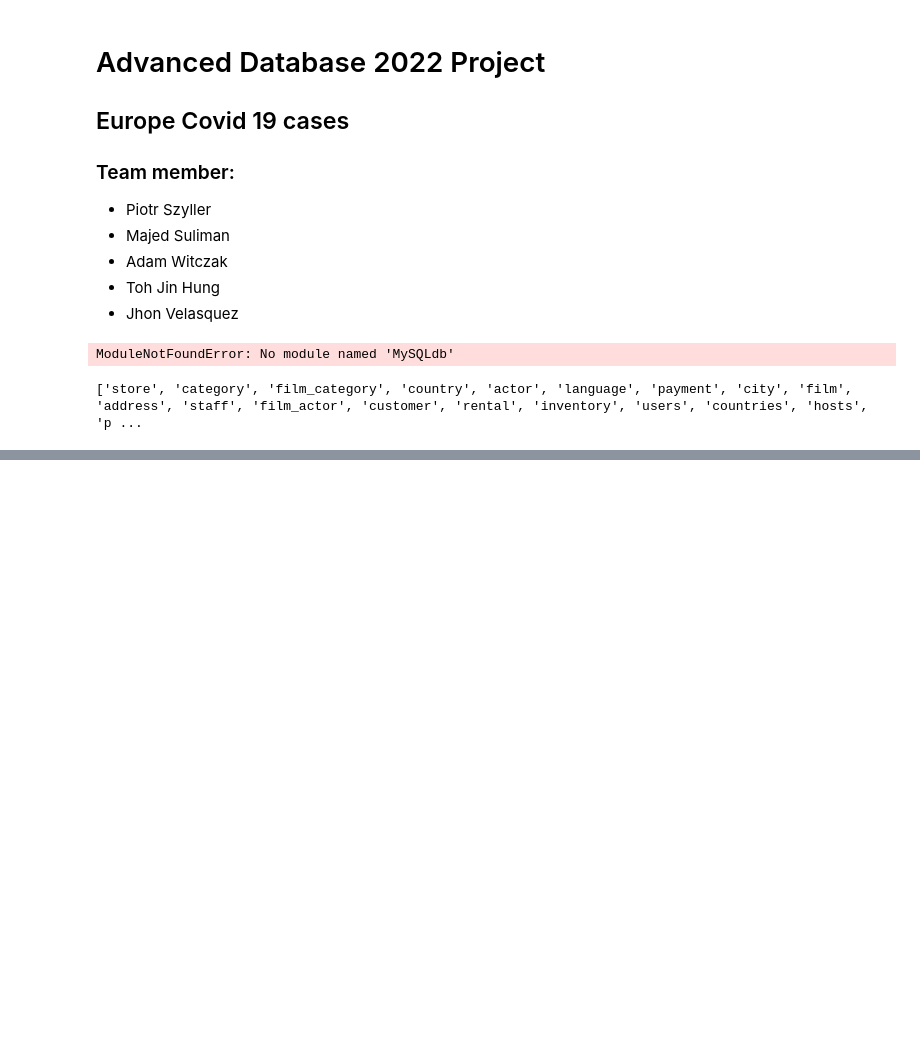
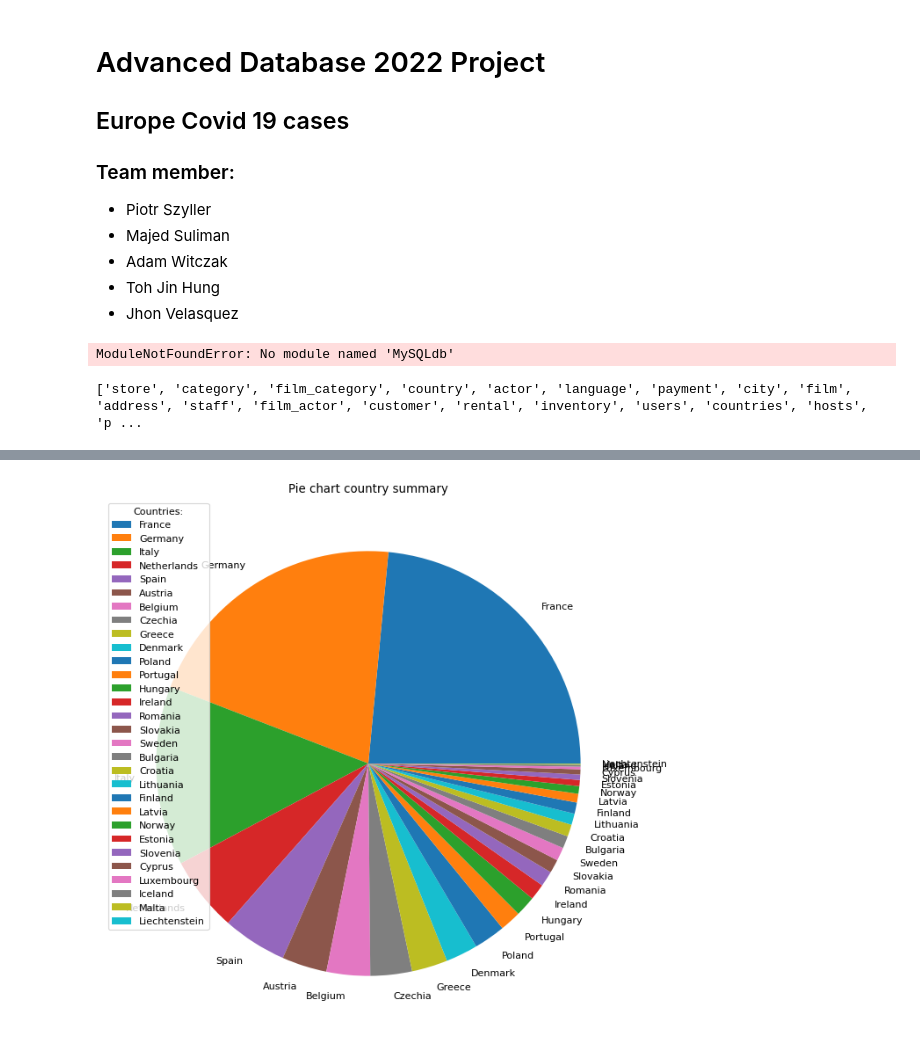
Before and after one commit to DashToh/Advanced_Database_Project, a Jupyter notebook: Code.ipynb, the cells around one changed output, grey strips where cells are left out. Cells and saved outputs as stored; diff of their text form; code cells hidden in the pictures; blank space fills up the shorter version.

```diff
--- a/Code.ipynb
+++ b/Code.ipynb
@@ -81,3 +70,25 @@ ORDER BY date
 
 result = db.execute(stmt).fetchall()
 result
+# %%
+country_summary_query = '''
+SELECT countries, SUM(cases) as total_case, SUM(deaths) as total_death
+FROM cov19
+GROUP BY countries
+ORDER BY total_case DESC, total_death
+'''
+
+country_summary_result = db.execute(country_summary_query).fetchall()
+country_summary_result = pd.DataFrame(country_summary_result)
+# %%
+countries = country_summary_result['countries']
+countries = np.array(countries)
+case = country_summary_result['total_case']
+
+figure(figsize=(10, 10), dpi=80)
+plt.pie(case, labels = countries)
+plt.legend(title = "Countries:")
+plt.title('Pie chart country summary')
+plt.show()
+# %% [output]
+[figure, added]
```
Also changed, not shown: parts of 8 cells of this notebook.
